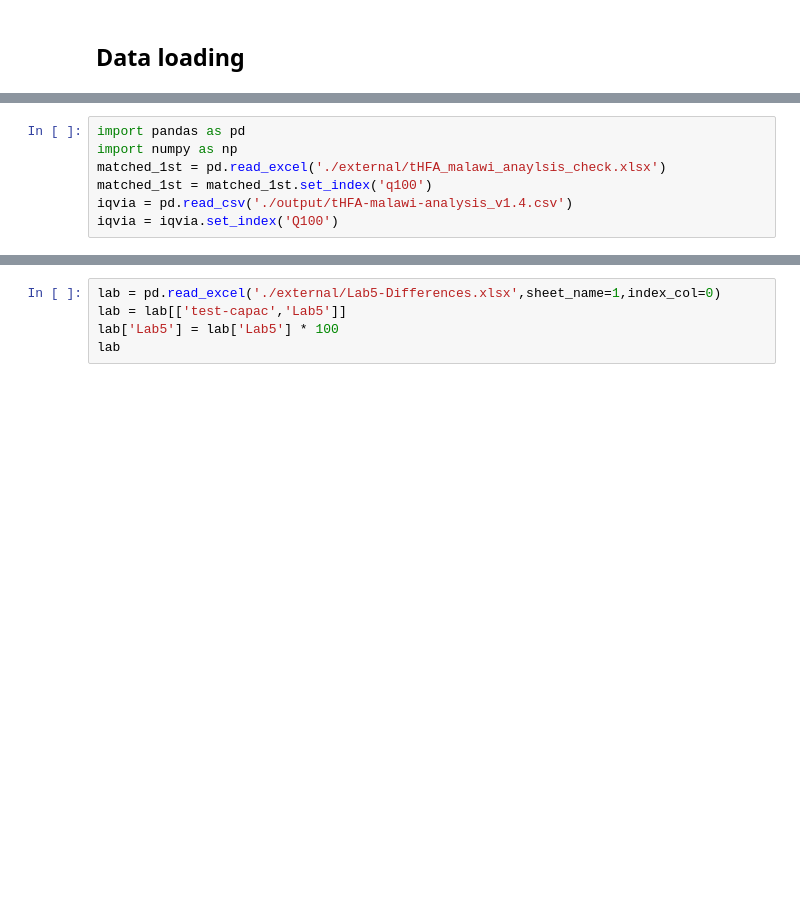
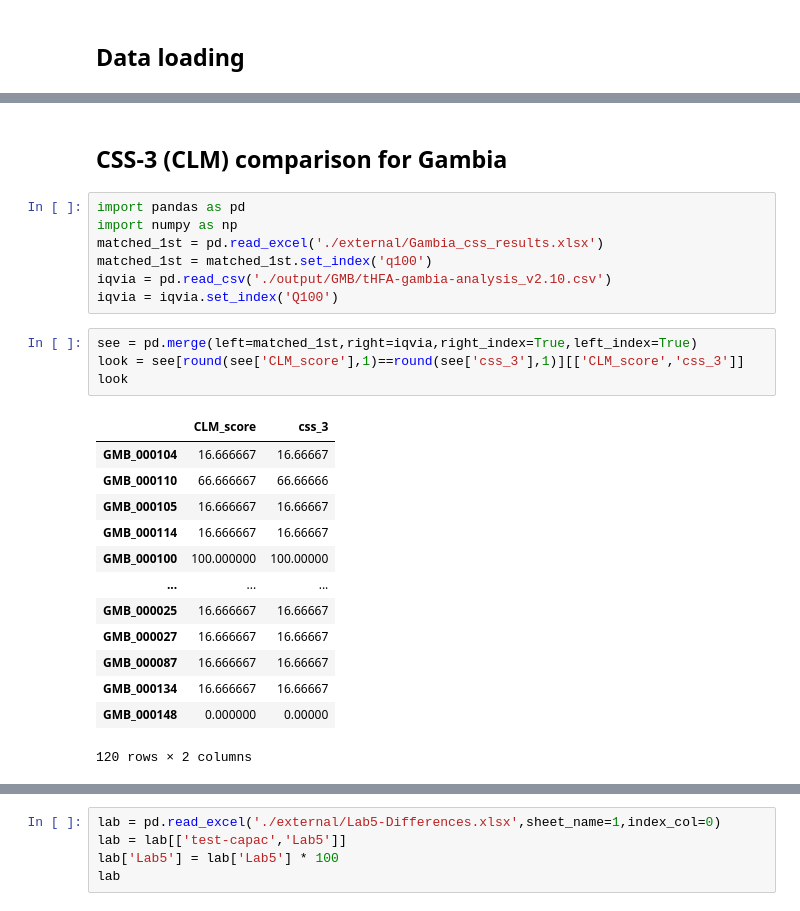
Before and after one commit to UncleAsiwaju/tHFA, a Jupyter notebook: Match.ipynb, the cells around one changed output, grey strips where cells are left out. Drawn from its saved outputs; the diff is of its cells as text; blank space fills up the shorter version.

Commit message:
CLM comparison with TGF

```diff
--- a/Match.ipynb
+++ b/Match.ipynb
@@ -5,7 +19,27 @@
+# %% [markdown]
+## CSS-3 (CLM) comparison for Gambia
 # %%
 import pandas as pd
 import numpy as np
-matched_1st = pd.read_excel('./external/tHFA_malawi_anaylsis_check.xlsx')
+matched_1st = pd.read_excel('./external/Gambia_css_results.xlsx')
 matched_1st = matched_1st.set_index('q100')
-iqvia = pd.read_csv('./output/tHFA-malawi-analysis_v1.4.csv')
+iqvia = pd.read_csv('./output/GMB/tHFA-gambia-analysis_v2.10.csv')
 iqvia = iqvia.set_index('Q100')
+# %%
+see = pd.merge(left=matched_1st,right=iqvia,right_index=True,left_index=True)
+look = see[round(see['CLM_score'],1)==round(see['css_3'],1)][['CLM_score','css_3']]
+look
+# %% [output]
+|  | CLM_score | css_3 |
+| GMB_000104 | 16.666667 | 16.66667 |
+| GMB_000110 | 66.666667 | 66.66666 |
+| GMB_000105 | 16.666667 | 16.66667 |
+| GMB_000114 | 16.666667 | 16.66667 |
+| GMB_000100 | 100.000000 | 100.00000 |
+| ... | ... | ... |
+| GMB_000025 | 16.666667 | 16.66667 |
+| GMB_000027 | 16.666667 | 16.66667 |
+| GMB_000087 | 16.666667 | 16.66667 |
+| GMB_000134 | 16.666667 | 16.66667 |
+| GMB_000148 | 0.000000 | 0.00000 |
+120 rows × 2 columns
```
Also changed, not shown: parts of 4 cells of this notebook, 3 other files.
